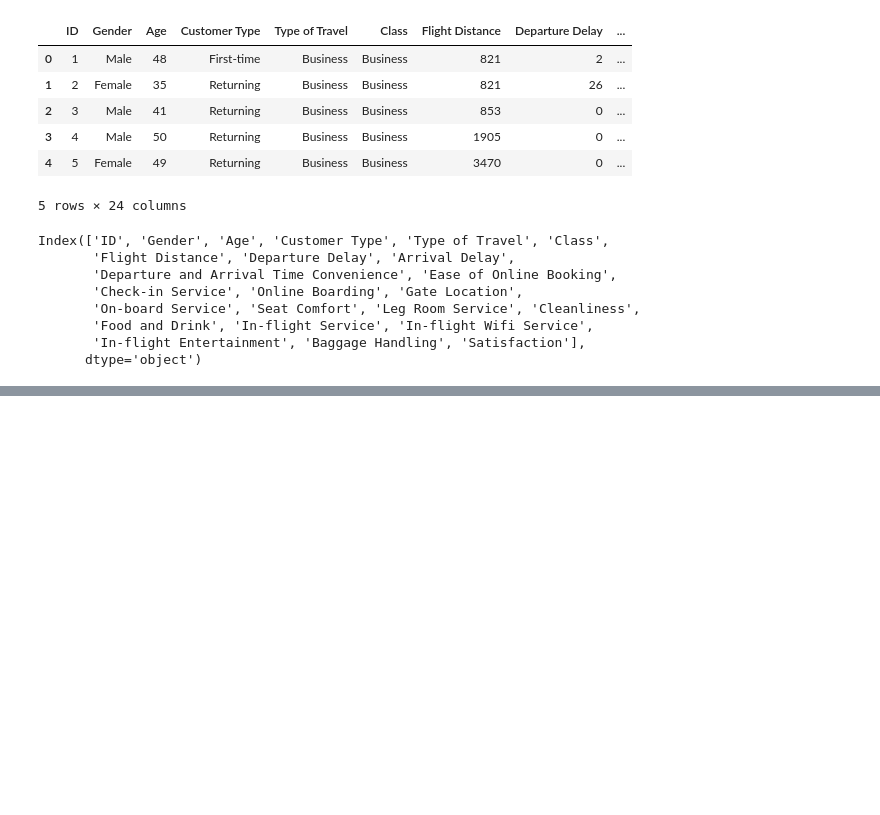
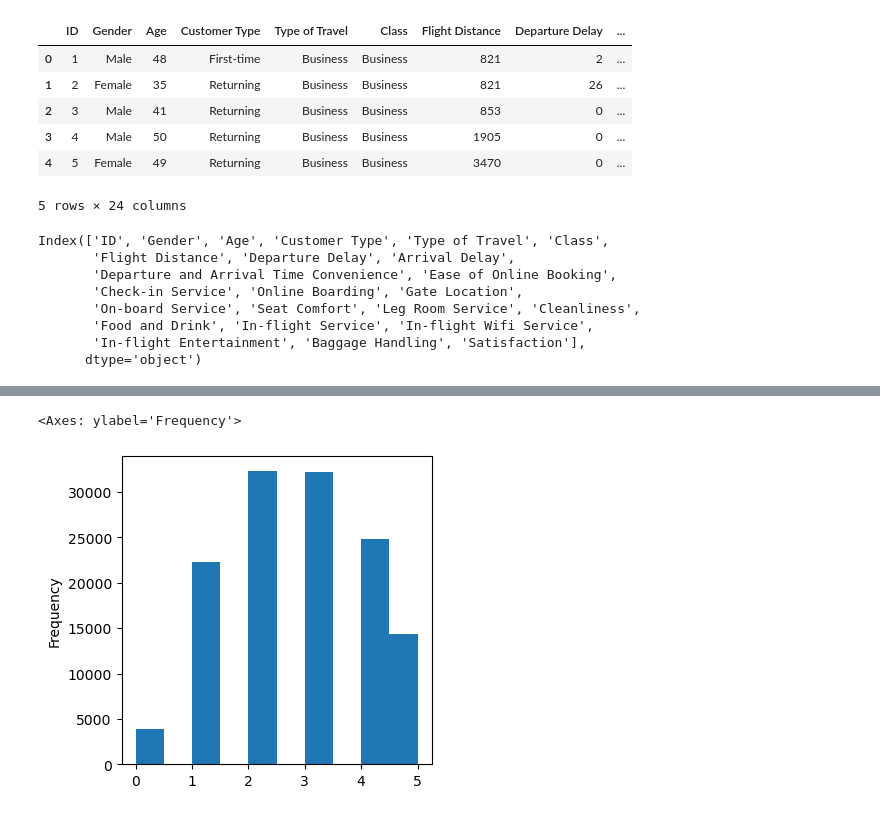
Before and after one commit to deveshpatwa/Pyhton-projects, a Jupyter notebook: airline passenger survay/airline survey.ipynb, the cells around one changed output, grey strips where cells are left out. Cells and saved outputs as stored; diff of their text form; code cells hidden in the pictures; blank space fills up the shorter version.

```diff
--- a/airline passenger survay/airline survey.ipynb
+++ b/airline passenger survay/airline survey.ipynb
@@ -23,3 +25,5 @@ Index(['ID', 'Gender', 'Age', 'Customer Type', 'Type of Travel', 'Class',
        'Food and Drink', 'In-flight Service', 'In-flight Wifi Service',
        'In-flight Entertainment', 'Baggage Handling', 'Satisfaction'],
       dtype='object')
+# %%
+df = d.fix_col(df)
@@ -25,0 +40,5 @@ Index(['ID', 'Gender', 'Age', 'Customer Type', 'Type of Travel', 'Class',
+# %%
+df.in_flight_wifi_service.plot(kind='hist',figsize=(4,4))
+# %% [output]
+<Axes: ylabel='Frequency'>
+[figure, added]
```
Also changed, not shown: parts of 28 cells of this notebook, 27 other files.
